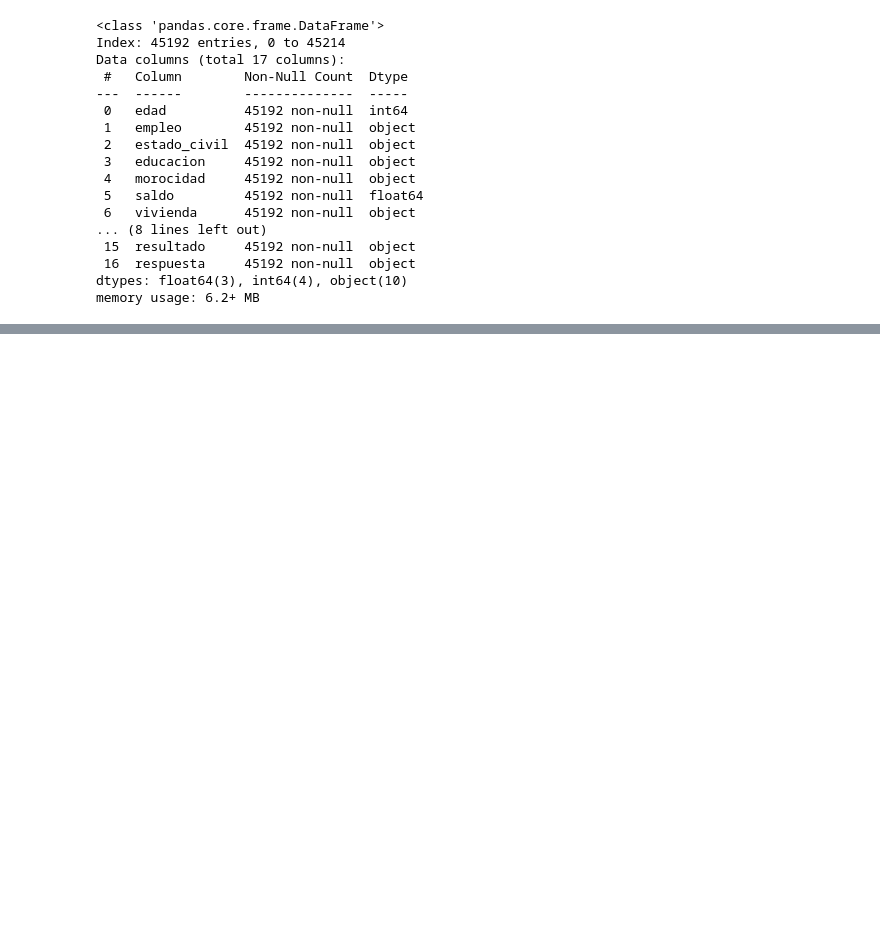
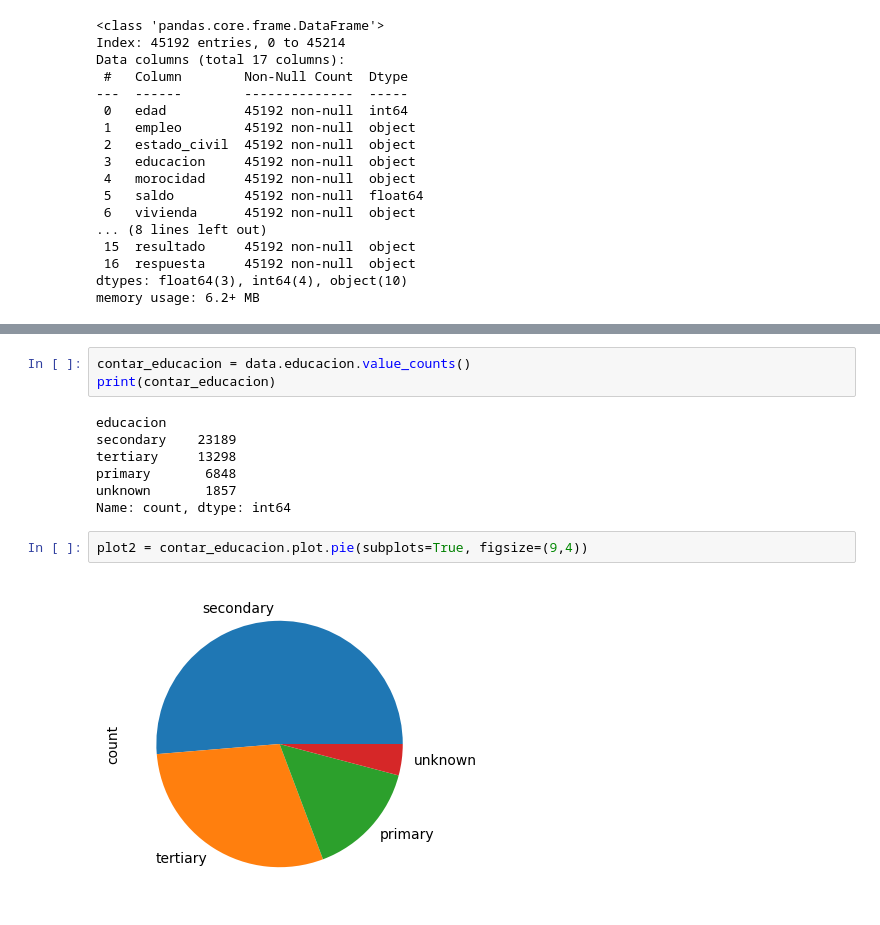
Before and after one commit to ErikaDivantoque/Talento_Tech, a Jupyter notebook: Laboratorio_1_.ipynb, the cells around one changed output, grey strips where cells are left out. Cells and saved outputs as stored; diff of their text form; blank space fills up the shorter version.

```diff
--- a/Laboratorio_1_.ipynb
+++ b/Laboratorio_1_.ipynb
@@ -705,0 +746,14 @@ memory usage: 6.2+ MB
+# %%
+contar_educacion = data.educacion.value_counts()
+print(contar_educacion)
+# %% [output]
+educacion
+secondary    23189
+tertiary     13298
+primary       6848
+unknown       1857
+Name: count, dtype: int64
+# %%
+plot2 = contar_educacion.plot.pie(subplots=True, figsize=(9,4))
+# %% [output]
+[figure, added]
```
Also changed, not shown: parts of 10 cells of this notebook.
